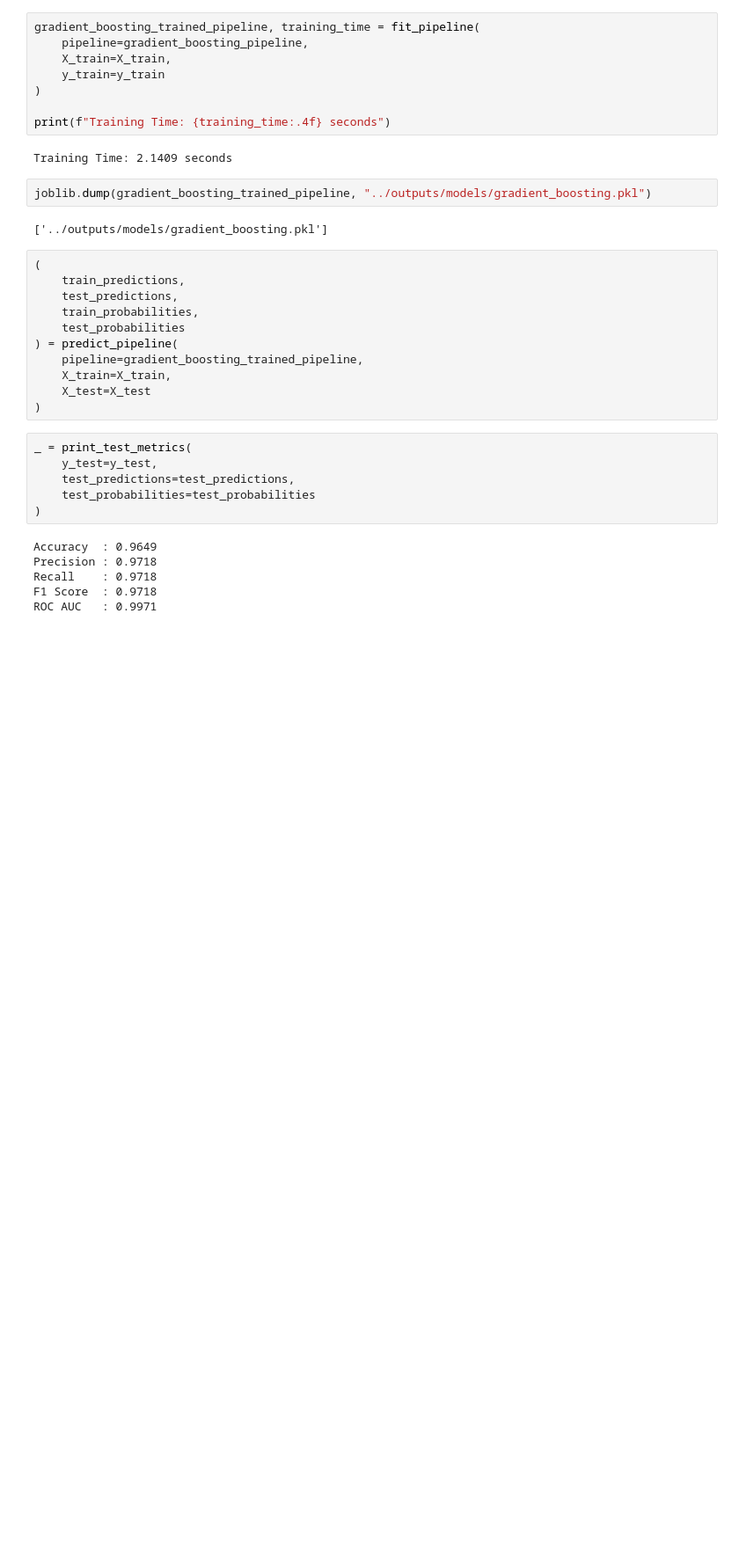
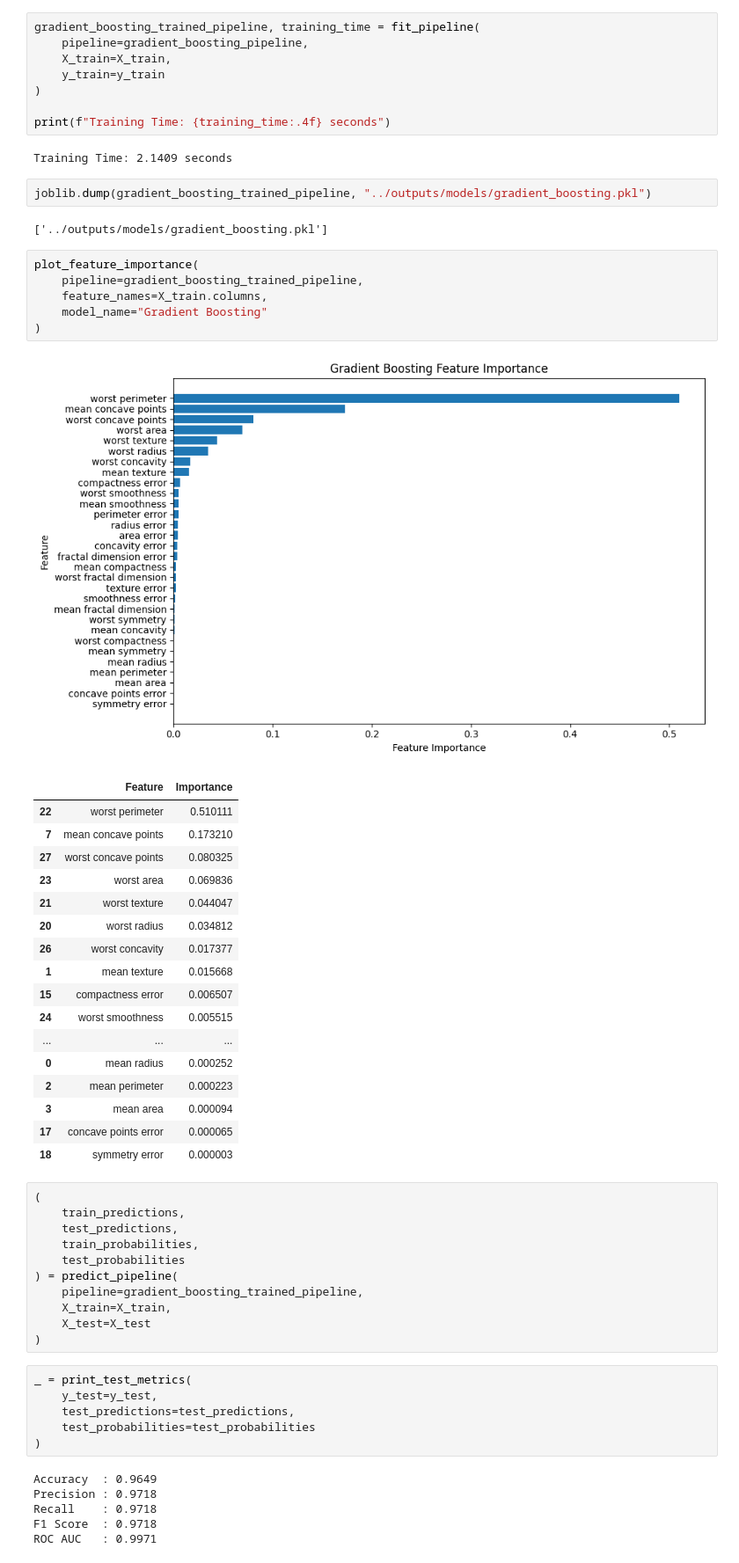
Before and after one commit to Sami-ur-Rehman1073/breast_cancer_prediction, a Jupyter notebook: notebooks/03_modeling.ipynb, the cells around one changed output. Shown at 88% size. Cells and saved outputs as stored; diff of their text form; blank space fills up the shorter version.

Commit message:
Added function for computation of feature importance

```diff
--- a/notebooks/03_modeling.ipynb
+++ b/notebooks/03_modeling.ipynb
@@ -906,6 +906,31 @@ Training Time: 2.1409 seconds
 joblib.dump(gradient_boosting_trained_pipeline, "../outputs/models/gradient_boosting.pkl")
 # %% [output]
 ['../outputs/models/gradient_boosting.pkl']
+# %%
+plot_feature_importance(
+    pipeline=gradient_boosting_trained_pipeline,
+    feature_names=X_train.columns,
+    model_name="Gradient Boosting"
+)
+# %% [output]
+[figure, added]
+|  | Feature | Importance |
+| 22 | worst perimeter | 0.510111 |
+| 7 | mean concave points | 0.173210 |
+| 27 | worst concave points | 0.080325 |
+| 23 | worst area | 0.069836 |
+| 21 | worst texture | 0.044047 |
+| 20 | worst radius | 0.034812 |
+| 26 | worst concavity | 0.017377 |
+| 1 | mean texture | 0.015668 |
+| 15 | compactness error | 0.006507 |
+| 24 | worst smoothness | 0.005515 |
+| ... | ... | ... |
+| 0 | mean radius | 0.000252 |
+| 2 | mean perimeter | 0.000223 |
+| 3 | mean area | 0.000094 |
+| 17 | concave points error | 0.000065 |
+| 18 | symmetry error | 0.000003 |
 # %%
 (
     train_predictions,
```
Also changed, not shown: 1 other file.
